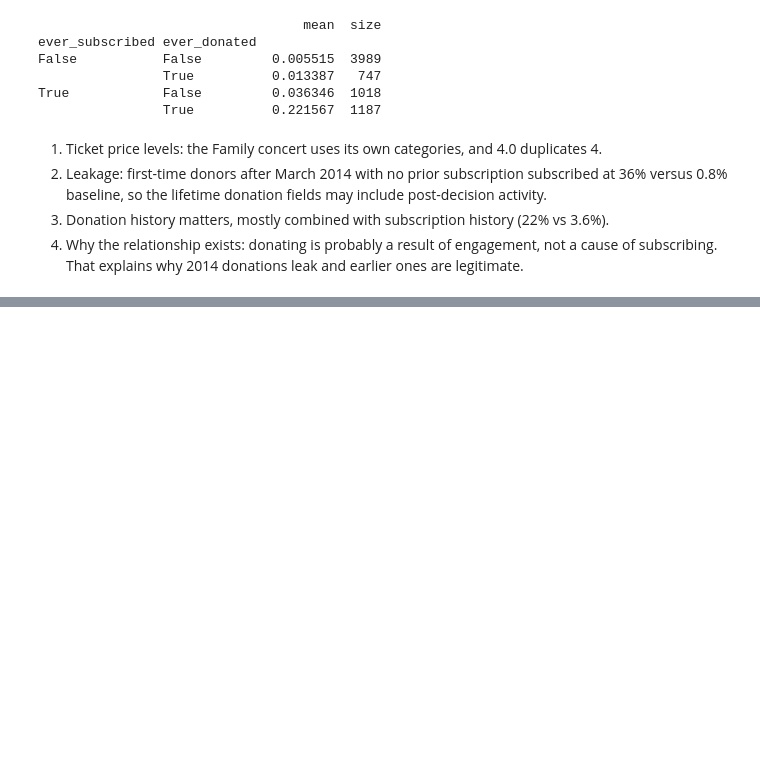
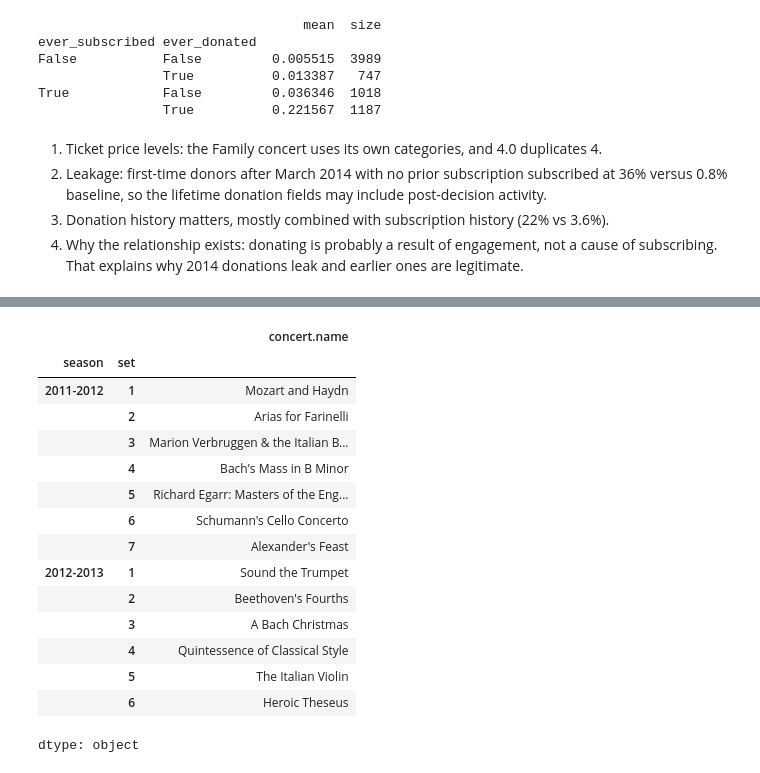
Before and after one commit to DanielYaari28/kaggle-philharmonia, a Jupyter notebook: notebooks/01_eda.ipynb, the cells around one changed output, grey strips where cells are left out. Drawn from its saved outputs; the diff is of its cells as text; code cells hidden in the pictures; blank space fills up the shorter version.

```diff
--- a/notebooks/01_eda.ipynb
+++ b/notebooks/01_eda.ipynb
@@ -359,0 +389,19 @@ True            False         0.036346  1018
+# %%
+concerts.groupby(['season', 'set'])['concert.name'].first().loc[['2011-2012', '2012-2013']]
+# %% [output]
+|  |  | concert.name |
+| season | set |  |
+| 2011-2012 | 1 | Mozart and Haydn |
+|  | 2 | Arias for Farinelli |
+|  | 3 | Marion Verbruggen & the Italian B... |
+|  | 4 | Bach's Mass in B Minor |
+|  | 5 | Richard Egarr: Masters of the Eng... |
+|  | 6 | Schumann's Cello Concerto |
+|  | 7 | Alexander's Feast |
+| 2012-2013 | 1 | Sound the Trumpet |
+|  | 2 | Beethoven's Fourths |
+|  | 3 | A Bach Christmas |
+|  | 4 | Quintessence of Classical Style |
+|  | 5 | The Italian Violin |
+|  | 6 | Heroic Theseus |
+dtype: object
```
Also changed, not shown: parts of 3 cells of this notebook.
